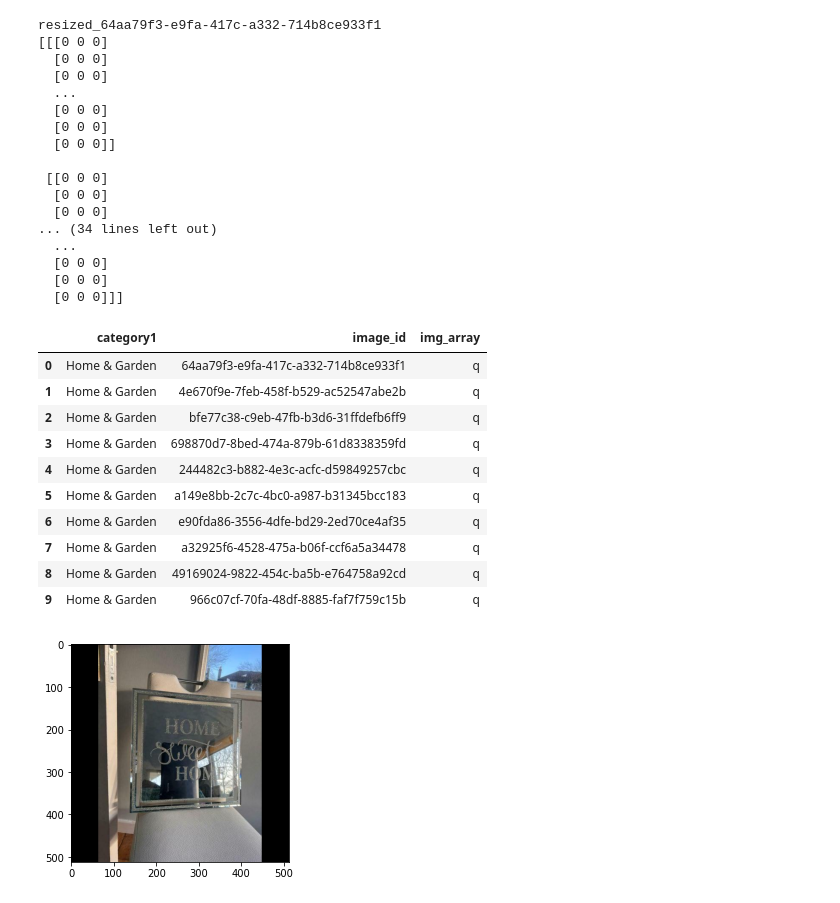
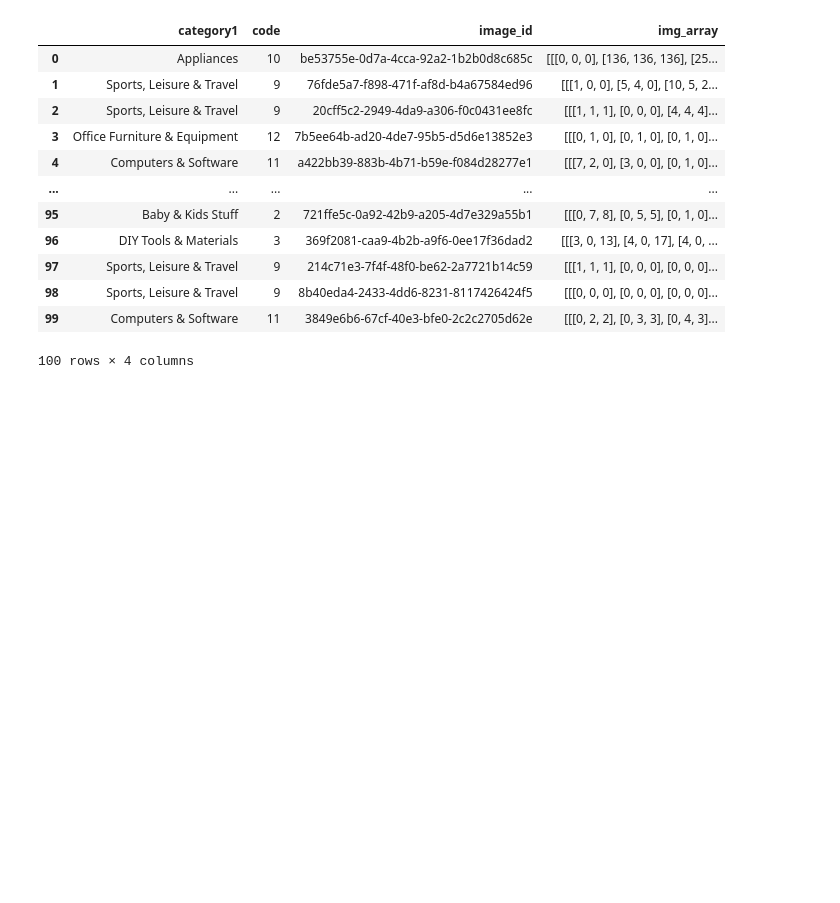
Before and after one commit to mo-sra100/Machine-learning-recommendation-system, a Jupyter notebook: simple_classification_model.ipynb, the cells around one changed output. Drawn from its saved outputs; the diff is of its cells as text; code cells hidden in the pictures; blank space fills up the shorter version.

```diff
--- a/simple_classification_model.ipynb
+++ b/simple_classification_model.ipynb
@@ -48,54 +82,26 @@ tabular_data_4.head(15)
 # %%
-path_to_cleaned_images = "cleaned_images/"
-for i in range(1):
-    x = tabular_data_4.iat[i,1]
-    y = (f"resized_{x}")
-    print(y)
+path_to_cleaned_images = "images_cleaned_32x32/"
+for i in range(6228):
+    x = tabular_data_4.iat[i,2]
+    y = (f"32x32_cleaned_{x}")
+    # print(y)
     img_array = mpimg.imread(f'{path_to_cleaned_images}{y}.jpg')
-    imgplot = plt.imshow(img_array)
-    # print(np.nonzero(img_array))
-    print(img_array)
-    # a = np.array(img_array)
-    # z = tabular_data_4[i,2]
-    # z.append(img_array)
-    # tabular_data_4.head(5)
-    # a = df.squeeze()
-    # print(a.dtype)
-    # tabular_data_4['img_array'].append(df)
-tabular_data_4.head(10)
-
-# unique_categories = tabular_data_1["category1"].unique()
-# X = list(unique_categories)
-# print(X)
-# enc = OneHotEncoder(handle_unknown='ignore')
-# enc.fit(X)
+    # imgplot = plt.imshow(img_array)
+    img_array_list = list(img_array)
+    tabular_data_4.iat[i,3] = img_array
+    i+=1
+tabular_data_4.head(100)
 # %% [output]
+|  | category1 | code | image_id | img_array |
+| 0 | Appliances | 10 | be53755e-0d7a-4cca-92a2-1b2b0d8c685c | [[[0, 0, 0], [136, 136, 136], [25... |
+| 1 | Sports, Leisure & Travel | 9 | 76fde5a7-f898-471f-af8d-b4a67584ed96 | [[[1, 0, 0], [5, 4, 0], [10, 5, 2... |
+| 2 | Sports, Leisure & Travel | 9 | 20cff5c2-2949-4da9-a306-f0c0431ee8fc | [[[1, 1, 1], [0, 0, 0], [4, 4, 4]... |
+| 3 | Office Furniture & Equipment | 12 | 7b5ee64b-ad20-4de7-95b5-d5d6e13852e3 | [[[0, 1, 0], [0, 1, 0], [0, 1, 0]... |
+| 4 | Computers & Software | 11 | a422bb39-883b-4b71-b59e-f084d28277e1 | [[[7, 2, 0], [3, 0, 0], [0, 1, 0]... |
+| ... | ... | ... | ... | ... |
+| 95 | Baby & Kids Stuff | 2 | 721ffe5c-0a92-42b9-a205-4d7e329a55b1 | [[[0, 7, 8], [0, 5, 5], [0, 1, 0]... |
+| 96 | DIY Tools & Materials | 3 | 369f2081-caa9-4b2b-a9f6-0ee17f36dad2 | [[[3, 0, 13], [4, 0, 17], [4, 0, ... |
+| 97 | Sports, Leisure & Travel | 9 | 214c71e3-7f4f-48f0-be62-2a7721b14c59 | [[[1, 1, 1], [0, 0, 0], [0, 0, 0]... |
+| 98 | Sports, Leisure & Travel | 9 | 8b40eda4-2433-4dd6-8231-8117426424f5 | [[[0, 0, 0], [0, 0, 0], [0, 0, 0]... |
+| 99 | Computers & Software | 11 | 3849e6b6-67cf-40e3-bfe0-2c2c2705d62e | [[[0, 2, 2], [0, 3, 3], [0, 4, 3]... |
-resized_64aa79f3-e9fa-417c-a332-714b8ce933f1
-[[[0 0 0]
-  [0 0 0]
-  [0 0 0]
-  ...
-  [0 0 0]
-  [0 0 0]
-  [0 0 0]]
-
- [[0 0 0]
-  [0 0 0]
-  [0 0 0]
-... (34 lines left out)
-  ...
-  [0 0 0]
-  [0 0 0]
-  [0 0 0]]]
+100 rows × 4 columns
-|  | category1 | image_id | img_array |
-| 0 | Home & Garden | 64aa79f3-e9fa-417c-a332-714b8ce933f1 | q |
-| 1 | Home & Garden | 4e670f9e-7feb-458f-b529-ac52547abe2b | q |
-| 2 | Home & Garden | bfe77c38-c9eb-47fb-b3d6-31ffdefb6ff9 | q |
-| 3 | Home & Garden | 698870d7-8bed-474a-879b-61d8338359fd | q |
-| 4 | Home & Garden | 244482c3-b882-4e3c-acfc-d59849257cbc | q |
-| 5 | Home & Garden | a149e8bb-2c7c-4bc0-a987-b31345bcc183 | q |
-| 6 | Home & Garden | e90fda86-3556-4dfe-bd29-2ed70ce4af35 | q |
-| 7 | Home & Garden | a32925f6-4528-475a-b06f-ccf6a5a34478 | q |
-| 8 | Home & Garden | 49169024-9822-454c-ba5b-e764758a92cd | q |
-| 9 | Home & Garden | 966c07cf-70fa-48df-8885-faf7f759c15b | q |
-[figure, removed]
```
Also changed, not shown: parts of 4 cells of this notebook, 2 other files.
